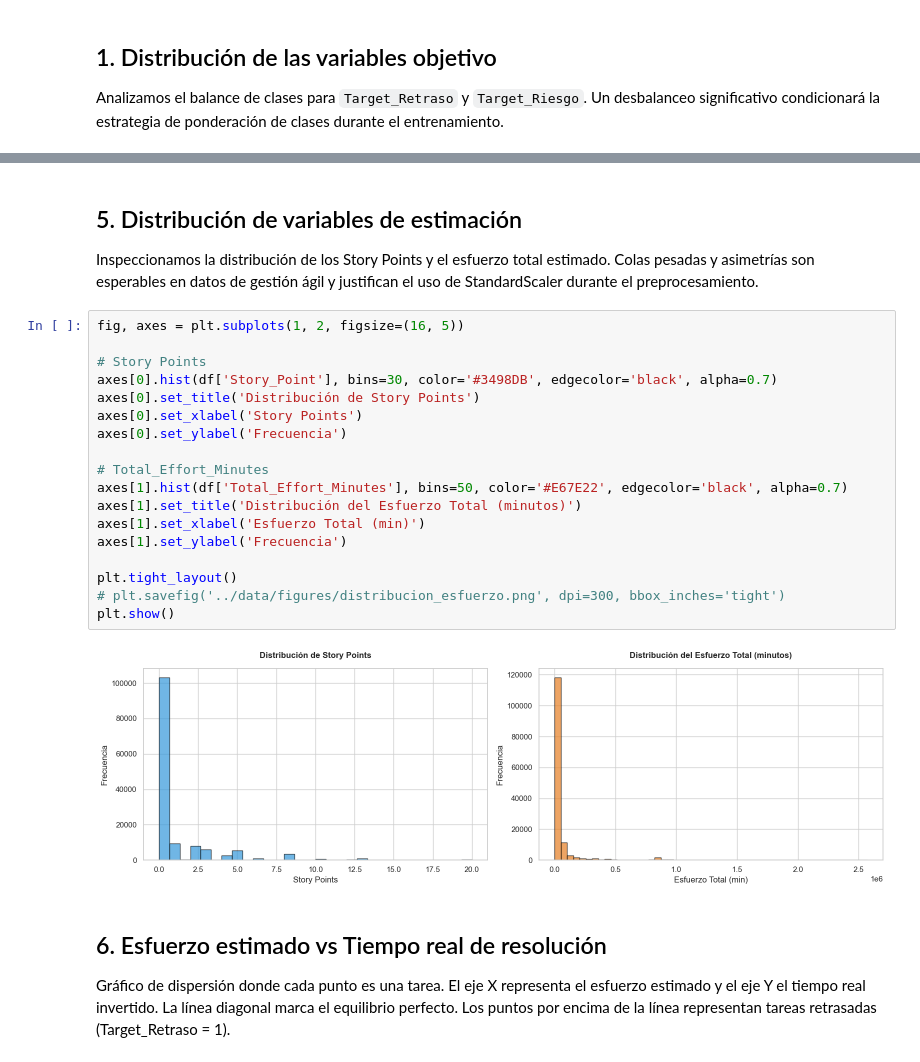
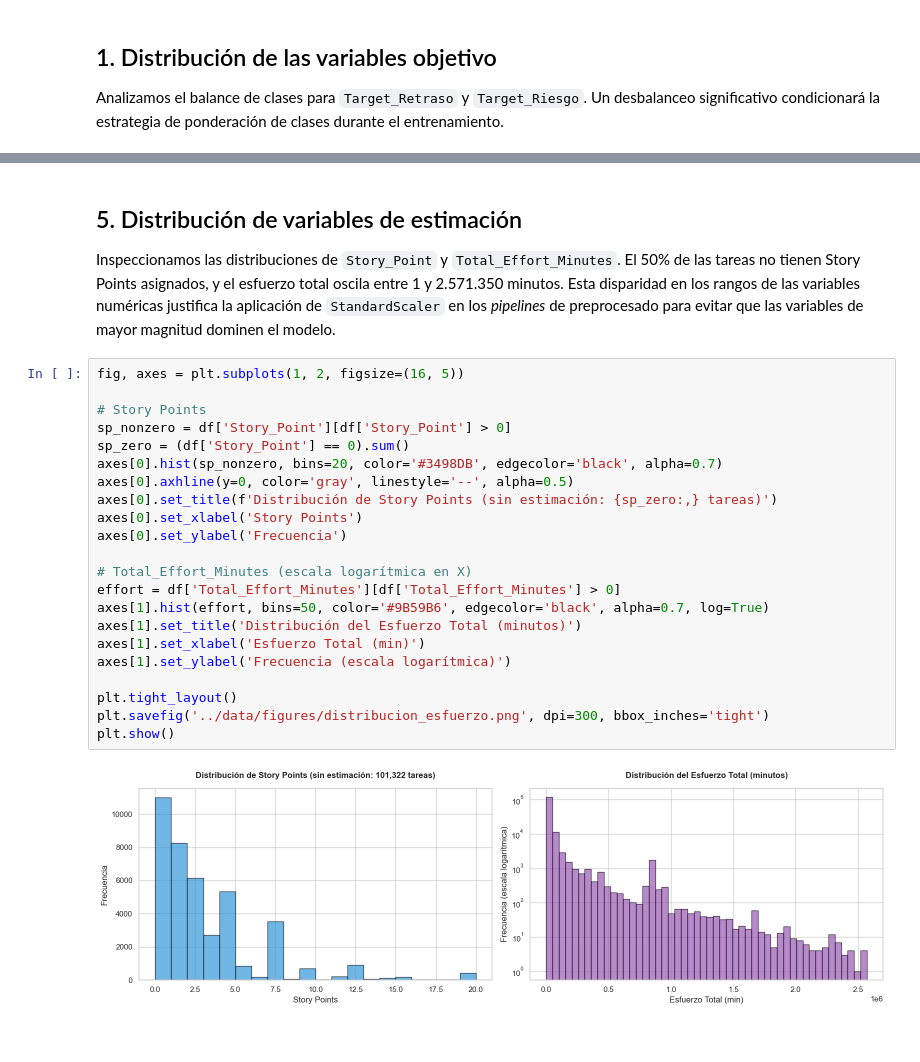
Before and after one commit to TachoPablo2/tfg-ai-pm, a Jupyter notebook: notebooks/03_analisis_exploratorio_EDA.ipynb, the cells around one changed output, grey strips where cells are left out. Saved outputs shown, nothing was run; the diff lists cells and outputs as text.

```diff
--- a/notebooks/03_analisis_exploratorio_EDA.ipynb
+++ b/notebooks/03_analisis_exploratorio_EDA.ipynb
@@ -157,30 +186,30 @@ plt.show()
 # %% [markdown]
 ## 5. Distribución de variables de estimación
-Inspeccionamos la distribución de los Story Points y el esfuerzo total estimado.
-Colas pesadas y asimetrías son esperables en datos de gestión ágil y justifican
-el uso de StandardScaler durante el preprocesamiento.
+Inspeccionamos las distribuciones de `Story_Point` y `Total_Effort_Minutes`.
+El 50\% de las tareas no tienen Story Points asignados, y el esfuerzo total oscila entre 1 y 2.571.350 minutos.
+Esta disparidad en los rangos de las variables numéricas justifica la aplicación de `StandardScaler`
+en los *pipelines* de preprocesado para evitar que las variables de mayor magnitud dominen el modelo.
 # %%
 fig, axes = plt.subplots(1, 2, figsize=(16, 5))
 
 # Story Points
-axes[0].hist(df['Story_Point'], bins=30, color='#3498DB', edgecolor='black', alpha=0.7)
-axes[0].set_title('Distribución de Story Points')
+sp_nonzero = df['Story_Point'][df['Story_Point'] > 0]
+sp_zero = (df['Story_Point'] == 0).sum()
+axes[0].hist(sp_nonzero, bins=20, color='#3498DB', edgecolor='black', alpha=0.7)
+axes[0].axhline(y=0, color='gray', linestyle='--', alpha=0.5)
+axes[0].set_title(f'Distribución de Story Points (sin estimación: {sp_zero:,} tareas)')
 axes[0].set_xlabel('Story Points')
 axes[0].set_ylabel('Frecuencia')
 
-# Total_Effort_Minutes
-axes[1].hist(df['Total_Effort_Minutes'], bins=50, color='#E67E22', edgecolor='black', alpha=0.7)
+# Total_Effort_Minutes (escala logarítmica en X)
+effort = df['Total_Effort_Minutes'][df['Total_Effort_Minutes'] > 0]
+axes[1].hist(effort, bins=50, color='#9B59B6', edgecolor='black', alpha=0.7, log=True)
 axes[1].set_title('Distribución del Esfuerzo Total (minutos)')
 axes[1].set_xlabel('Esfuerzo Total (min)')
-axes[1].set_ylabel('Frecuencia')
+axes[1].set_ylabel('Frecuencia (escala logarítmica)')
 
 plt.tight_layout()
-# plt.savefig('../data/figures/distribucion_esfuerzo.png', dpi=300, bbox_inches='tight')
+plt.savefig('../data/figures/distribucion_esfuerzo.png', dpi=300, bbox_inches='tight')
 plt.show()
 # %% [output]
-[figure, old version]
+[figure, new version]
-# %% [markdown]
-## 6. Esfuerzo estimado vs Tiempo real de resolución
-Gráfico de dispersión donde cada punto es una tarea. El eje X representa el esfuerzo estimado
-y el eje Y el tiempo real invertido. La línea diagonal marca el equilibrio perfecto.
-Los puntos por encima de la línea representan tareas retrasadas (Target_Retraso = 1).
```
Also changed, not shown: parts of 13 cells of this notebook.
